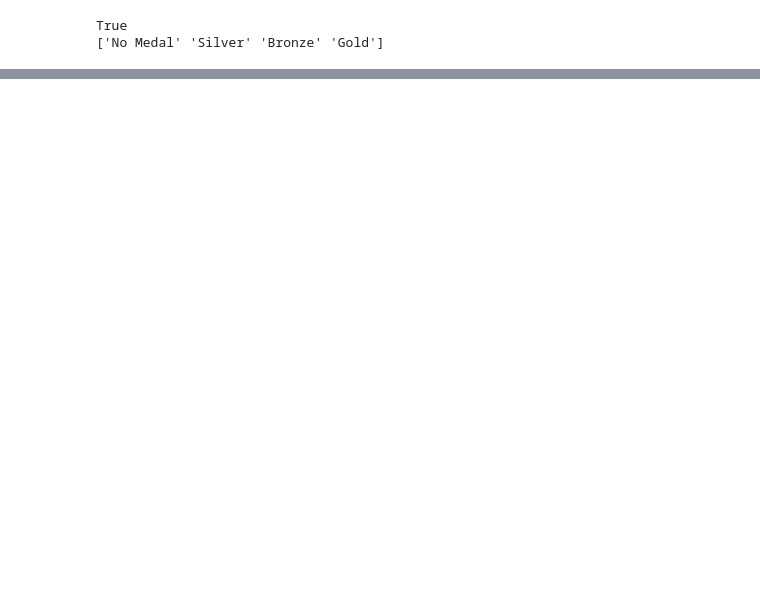
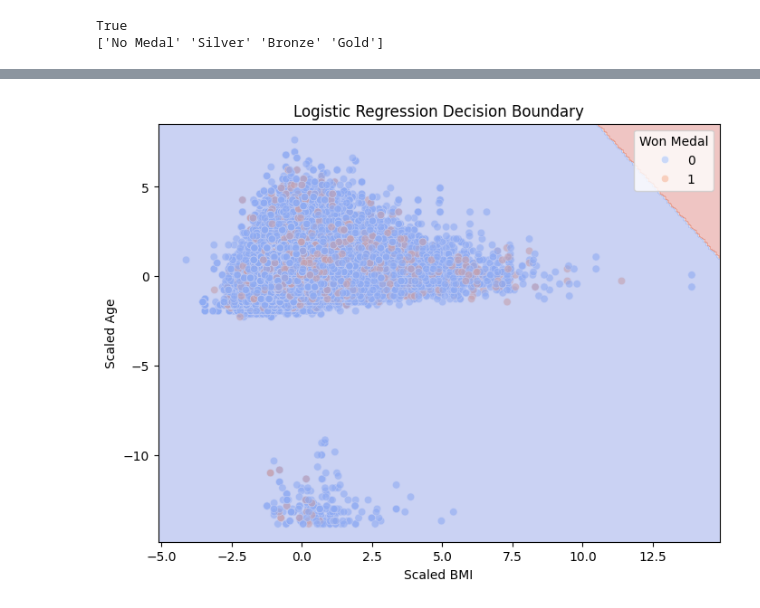
Before and after one commit to Omkar-Pandurang-Jadhav/DataScienceProject, a Jupyter notebook: Olympic_data_analysis.ipynb, the cells around one changed output, grey strips where cells are left out. Drawn from its saved outputs; the diff is of its cells as text; code cells hidden in the pictures; blank space fills up the shorter version.

```diff
--- a/Olympic_data_analysis.ipynb
+++ b/Olympic_data_analysis.ipynb
@@ -331,0 +513,85 @@ memory usage: 19.2+ MB
+# %%
+import numpy as np
+import matplotlib.pyplot as plt
+import seaborn as sns
+from sklearn.linear_model import LogisticRegression
+from sklearn.metrics import roc_curve, auc, confusion_matrix, ConfusionMatrixDisplay
+
+# 1. Decision Boundary Plot for Logistic Regression
+plt.figure(figsize=(8, 6))
+sns.scatterplot(x='Scaled_BMI', y='Scaled_Age', hue='Won_Medal', data=df_scaled, palette='coolwarm', alpha=0.6)
+
+# Create a mesh grid for plotting the decision boundary
+x_min, x_max = X['Scaled_BMI'].min() - 1, X['Scaled_BMI'].max() + 1
+y_min, y_max = X['Scaled_Age'].min() - 1, X['Scaled_Age'].max() + 1
+xx, yy = np.meshgrid(np.arange(x_min, x_max, 0.1), np.arange(y_min, y_max, 0.1))
+
+# Predict for the mesh grid to get the decision boundary
+Z = model.predict(np.c_[xx.ravel(), yy.ravel()])
+Z = Z.reshape(xx.shape)
+
+# Plot the decision boundary
+plt.contourf(xx, yy, Z, alpha=0.3, cmap='coolwarm')
+plt.title('Logistic Regression Decision Boundary')
+plt.xlabel('Scaled BMI')
+plt.ylabel('Scaled Age')
+plt.legend(title='Won Medal')
+plt.show()
+
+# 2. Logistic Regression Curve (showing probability of winning with respect to Scaled_BMI)
+# We'll use a logistic regression model trained only on Scaled_BMI for a simplified view.
+model_bmi = LogisticRegression()
+model_bmi.fit(X[['Scaled_BMI']], y)
+
+# Generate values for Scaled_BMI to plot the logistic curve
+bmi_values = np.linspace(X['Scaled_BMI'].min(), X['Scaled_BMI'].max(), 100).reshape(-1, 1)
+win_probabilities_bmi = model_bmi.predict_proba(bmi_values)[:, 1]  # Probability of winning (class 1)
+
+# Plot logistic regression curve for Scaled_BMI
+plt.figure(figsize=(8, 6))
+plt.scatter(X['Scaled_BMI'], y, color='blue', alpha=0.2, label='Data Points')
+plt.plot(bmi_values, win_probabilities_bmi, color='red', label='Logistic Regression Curve (Scaled BMI)')
+plt.xlabel('Scaled BMI')
+plt.ylabel('Probability of Winning')
+plt.title('Logistic Regression Curve for Scaled BMI')
+plt.legend()
+plt.show()
+
+# 3. Logistic Regression Curve for Scaled_Age
+# We will use a logistic regression model trained only on Scaled_Age for another curve.
+model_age = LogisticRegression()
+model_age.fit(X[['Scaled_Age']], y)
+
+# Generate values for Scaled_Age to plot the logistic curve
+age_values = np.linspace(X['Scaled_Age'].min(), X['Scaled_Age'].max(), 100).reshape(-1, 1)
+win_probabilities_age = model_age.predict_proba(age_values)[:, 1]  # Probability of winning (class 1)
+
+# Plot logistic regression curve for Scaled_Age
+plt.figure(figsize=(8, 6))
+plt.scatter(X['Scaled_Age'], y, color='green', alpha=0.2, label='Data Points')
+plt.plot(age_values, win_probabilities_age, color='orange', label='Logistic Regression Curve (Scaled Age)')
+plt.xlabel('Scaled Age')
+plt.ylabel('Probability of Winning')
+plt.title('Logistic Regression Curve for Scaled Age')
+plt.legend()
+plt.show()
+
+# 4. Logistic Regression Curve for both Scaled_Age and Scaled_BMI
+# Fit a model with both features to see the combined effect
+model_both = LogisticRegression()
+model_both.fit(X[['Scaled_BMI', 'Scaled_Age']], y)
+
+# Generate mesh grid for both Scaled_BMI and Scaled_Age
+bmi_age_values = np.c_[xx.ravel(), yy.ravel()]
+win_probabilities_both = model_both.predict_proba(bmi_age_values)[:, 1]
+win_probabilities_both = win_probabilities_both.reshape(xx.shape)
+
+# Plot decision boundary for the combination of Scaled_BMI and Scaled_Age
+plt.figure(figsize=(8, 6))
+plt.contourf(xx, yy, win_probabilities_both, alpha=0.6, cmap='coolwarm')
+plt.title('Logistic Regression Decision Boundary (Scaled BMI & Age)')
+plt.xlabel('Scaled BMI')
+plt.ylabel('Scaled Age')
+plt.show()
+# %% [output]
+[figure, added]
```
Also changed, not shown: parts of 28 cells of this notebook.
